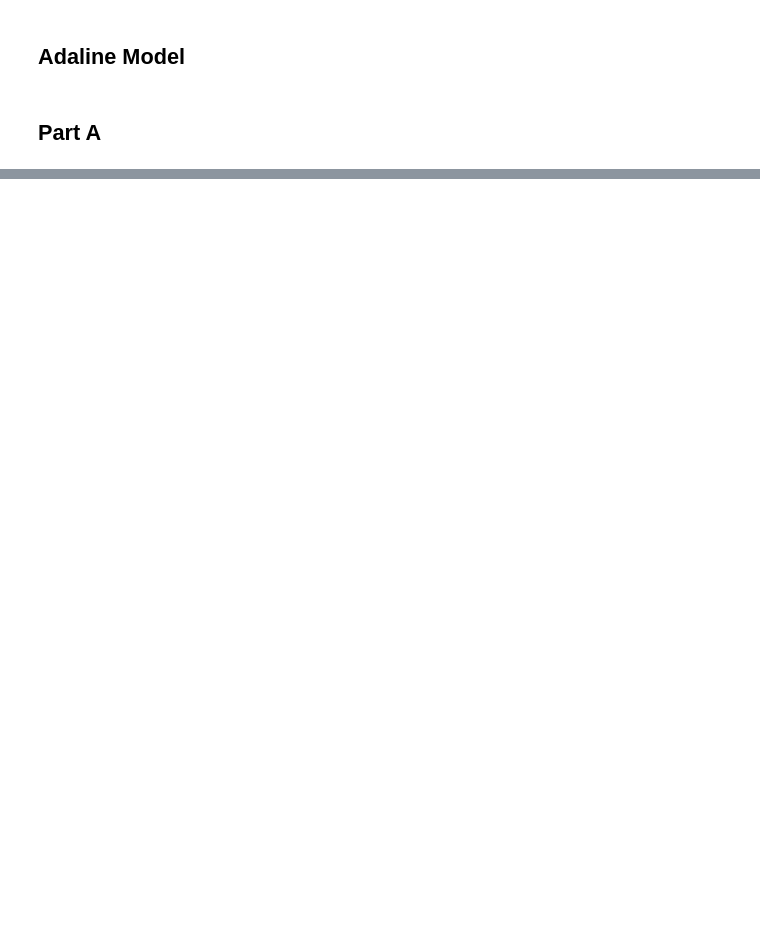
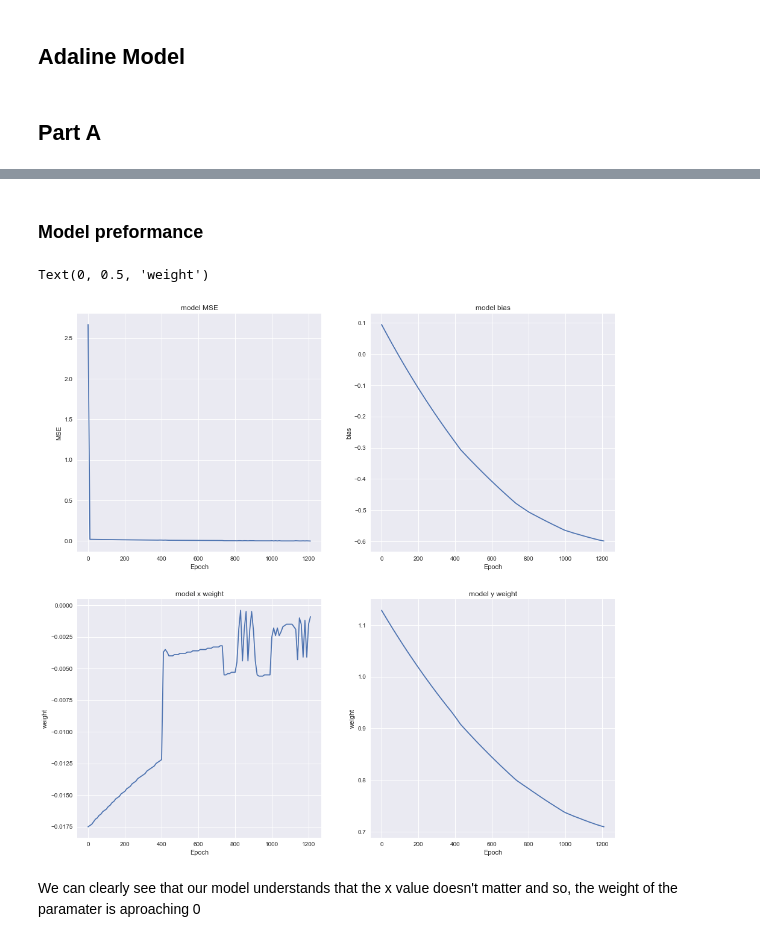
Before and after one commit to zivm20/NN-Spring-Project-1, a Jupyter notebook: Main_program .ipynb, the cells around one changed output, grey strips where cells are left out. Saved outputs shown, nothing was run; the diff lists cells and outputs as text; code cells hidden in the pictures; blank space fills up the shorter version.

```diff
--- a/Main_program .ipynb
+++ b/Main_program .ipynb
@@ -10,4 +11,8 @@ plt.style.use('seaborn')
 %matplotlib inline
 # %% [markdown]
 Load our data sets for consistant and reproducible results
+# %%
+plt.style.use("seaborn")
+plt.rcParams['figure.facecolor']='white'
+plt.rcParams['savefig.facecolor']='white'
 # %%
@@ -205,3 +206,33 @@ Epoch 1200
+# %% [markdown]
+### Model preformance
+# %%
+fig, ((ax1,ax2),(ax3,ax4)) = plt.subplots(2,2,figsize=(16,16))
+
+ax1.plot(perfomance["Epoch"],perfomance["MSE"])
+ax1.set_title("model MSE")
+ax1.set_xlabel("Epoch")
+ax1.set_ylabel("MSE")
+
+ax2.plot(perfomance["Epoch"],perfomance["bias"])
+ax2.set_title("model bias")
+ax2.set_xlabel("Epoch")
+ax2.set_ylabel("bias")
+
+ax3.plot(perfomance["Epoch"],perfomance["w_0"])
+ax3.set_title("model x weight")
+ax3.set_xlabel("Epoch")
+ax3.set_ylabel("weight")
+
+
+ax4.plot(perfomance["Epoch"],perfomance["w_1"])
+ax4.set_title("model y weight")
+ax4.set_xlabel("Epoch")
+ax4.set_ylabel("weight")
+# %% [output]
+Text(0, 0.5, 'weight')
+[figure, added]
+# %% [markdown]
+We can clearly see that our model understands that the x value doesn't matter and so, the weight of the paramater is aproaching 0
 # %%
 testA_res = ad.predict(testA.loc[:,["x","y"]])
 accuracy_score(testA["target"],testA_res)
```
Also changed, not shown: parts of 36 cells of this notebook, 1 other file.
